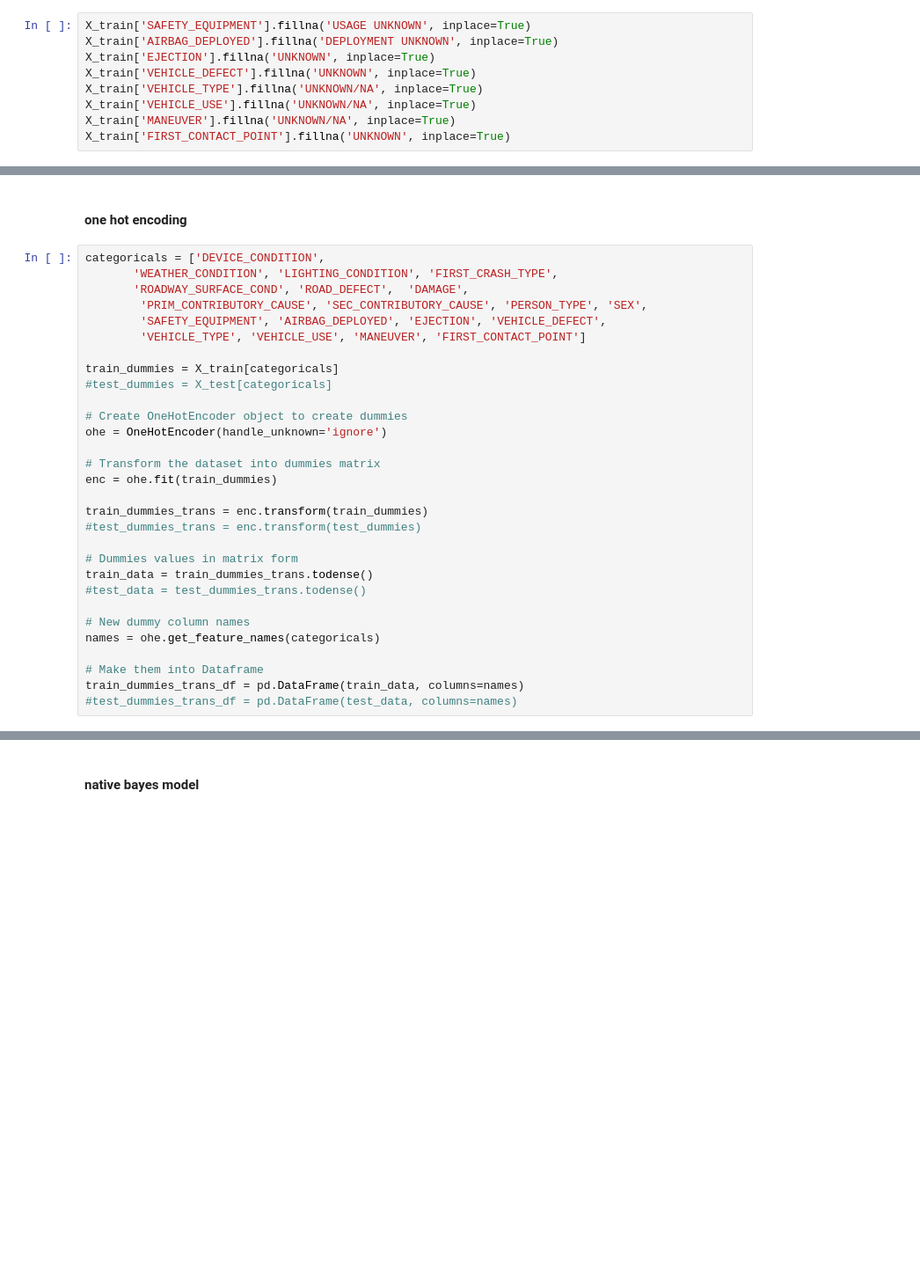
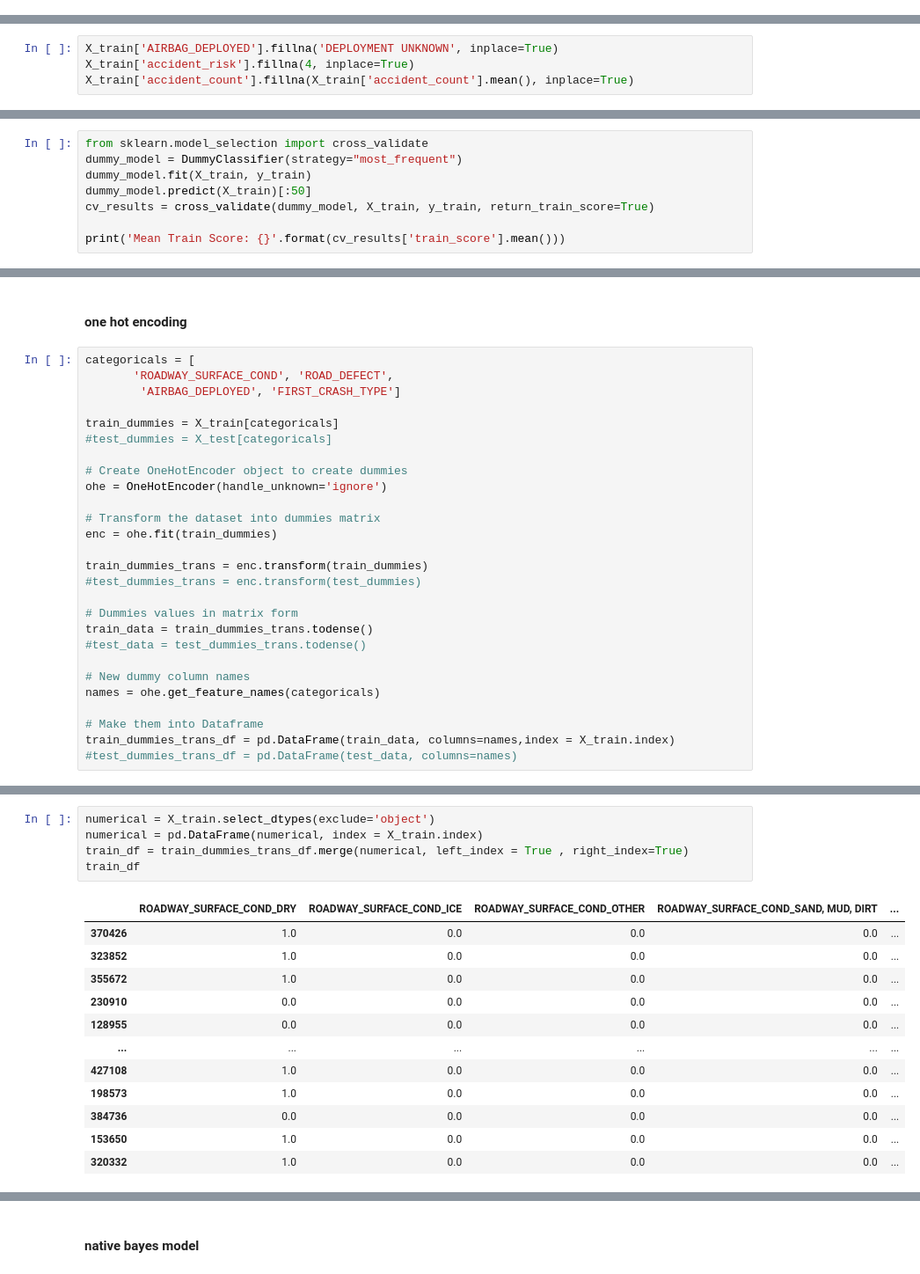
Before and after one commit to raylinsoriano/Project_3_Classification, a Jupyter notebook: Raylin's_Notebook.ipynb, the cells around one changed output, grey strips where cells are left out. Shown: that part at 88% size. Drawn from its saved outputs; the diff is of its cells as text; blank space fills up the shorter version.

```diff
--- a/Raylin's_Notebook.ipynb
+++ b/Raylin's_Notebook.ipynb
@@ -315,9 +292,0 @@ Name: SEX, dtype: int64
-# %%
-X_train['SAFETY_EQUIPMENT'].fillna('USAGE UNKNOWN', inplace=True)
-X_train['AIRBAG_DEPLOYED'].fillna('DEPLOYMENT UNKNOWN', inplace=True)
-X_train['EJECTION'].fillna('UNKNOWN', inplace=True)
-X_train['VEHICLE_DEFECT'].fillna('UNKNOWN', inplace=True)
-X_train['VEHICLE_TYPE'].fillna('UNKNOWN/NA', inplace=True)
-X_train['VEHICLE_USE'].fillna('UNKNOWN/NA', inplace=True)
-X_train['MANEUVER'].fillna('UNKNOWN/NA', inplace=True)
-X_train['FIRST_CONTACT_POINT'].fillna('UNKNOWN', inplace=True)
@@ -348,0 +314,4 @@ dtype: int64
+# %%
+X_train['AIRBAG_DEPLOYED'].fillna('DEPLOYMENT UNKNOWN', inplace=True)
+X_train['accident_risk'].fillna(4, inplace=True)
+X_train['accident_count'].fillna(X_train['accident_count'].mean(), inplace=True)
@@ -348,0 +346,8 @@ dtype: int64
+# %%
+from sklearn.model_selection import cross_validate
+dummy_model = DummyClassifier(strategy="most_frequent")
+dummy_model.fit(X_train, y_train)
+dummy_model.predict(X_train)[:50]
+cv_results = cross_validate(dummy_model, X_train, y_train, return_train_score=True)
+
+print('Mean Train Score: {}'.format(cv_results['train_score'].mean()))
@@ -349,12 +356,9 @@ dtype: int64
 # %% [markdown]
 #### one hot encoding
 # %%
-categoricals = ['DEVICE_CONDITION',
-       'WEATHER_CONDITION', 'LIGHTING_CONDITION', 'FIRST_CRASH_TYPE',
-       'ROADWAY_SURFACE_COND', 'ROAD_DEFECT',  'DAMAGE',
-        'PRIM_CONTRIBUTORY_CAUSE', 'SEC_CONTRIBUTORY_CAUSE', 'PERSON_TYPE', 'SEX',
-        'SAFETY_EQUIPMENT', 'AIRBAG_DEPLOYED', 'EJECTION', 'VEHICLE_DEFECT',
-        'VEHICLE_TYPE', 'VEHICLE_USE', 'MANEUVER', 'FIRST_CONTACT_POINT']
+categoricals = [
+       'ROADWAY_SURFACE_COND', 'ROAD_DEFECT',
+        'AIRBAG_DEPLOYED', 'FIRST_CRASH_TYPE']
 
 train_dummies = X_train[categoricals]
 #test_dummies = X_test[categoricals]
@@ -376,5 +380,5 @@ train_data = train_dummies_trans.todense()
 names = ohe.get_feature_names(categoricals)
 
 # Make them into Dataframe
-train_dummies_trans_df = pd.DataFrame(train_data, columns=names)
+train_dummies_trans_df = pd.DataFrame(train_data, columns=names,index = X_train.index)
 #test_dummies_trans_df = pd.DataFrame(test_data, columns=names)
@@ -382,0 +385,18 @@ from sklearn.metrics import confusion_matrix, plot_confusion_matrix
+# %%
+numerical = X_train.select_dtypes(exclude='object')
+numerical = pd.DataFrame(numerical, index = X_train.index)
+train_df = train_dummies_trans_df.merge(numerical, left_index = True , right_index=True)
+train_df
+# %% [output]
+|  | ROADWAY_SURFACE_COND_DRY | ROADWAY_SURFACE_COND_ICE | ROADWAY_SURFACE_COND_OTHER | ROADWAY_SURFACE_COND_SAND, MUD, DIRT | ... |
+| 370426 | 1.0 | 0.0 | 0.0 | 0.0 | ... |
+| 323852 | 1.0 | 0.0 | 0.0 | 0.0 | ... |
+| 355672 | 1.0 | 0.0 | 0.0 | 0.0 | ... |
+| 230910 | 0.0 | 0.0 | 0.0 | 0.0 | ... |
+| 128955 | 0.0 | 0.0 | 0.0 | 0.0 | ... |
+| ... | ... | ... | ... | ... | ... |
+| 427108 | 1.0 | 0.0 | 0.0 | 0.0 | ... |
+| 198573 | 1.0 | 0.0 | 0.0 | 0.0 | ... |
+| 384736 | 0.0 | 0.0 | 0.0 | 0.0 | ... |
+| 153650 | 1.0 | 0.0 | 0.0 | 0.0 | ... |
+| 320332 | 1.0 | 0.0 | 0.0 | 0.0 | ... |
```
Also changed, not shown: parts of 37 cells of this notebook.
